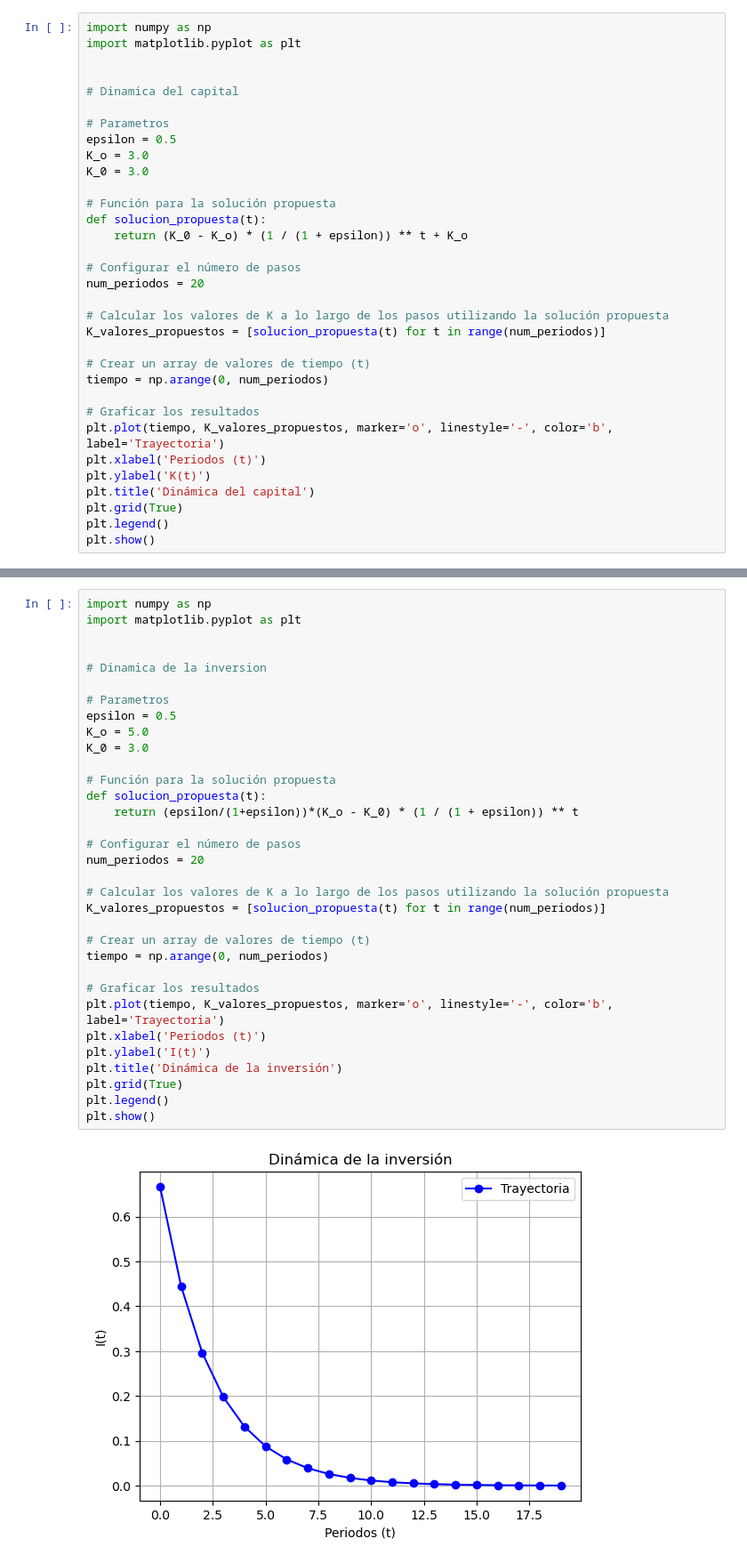
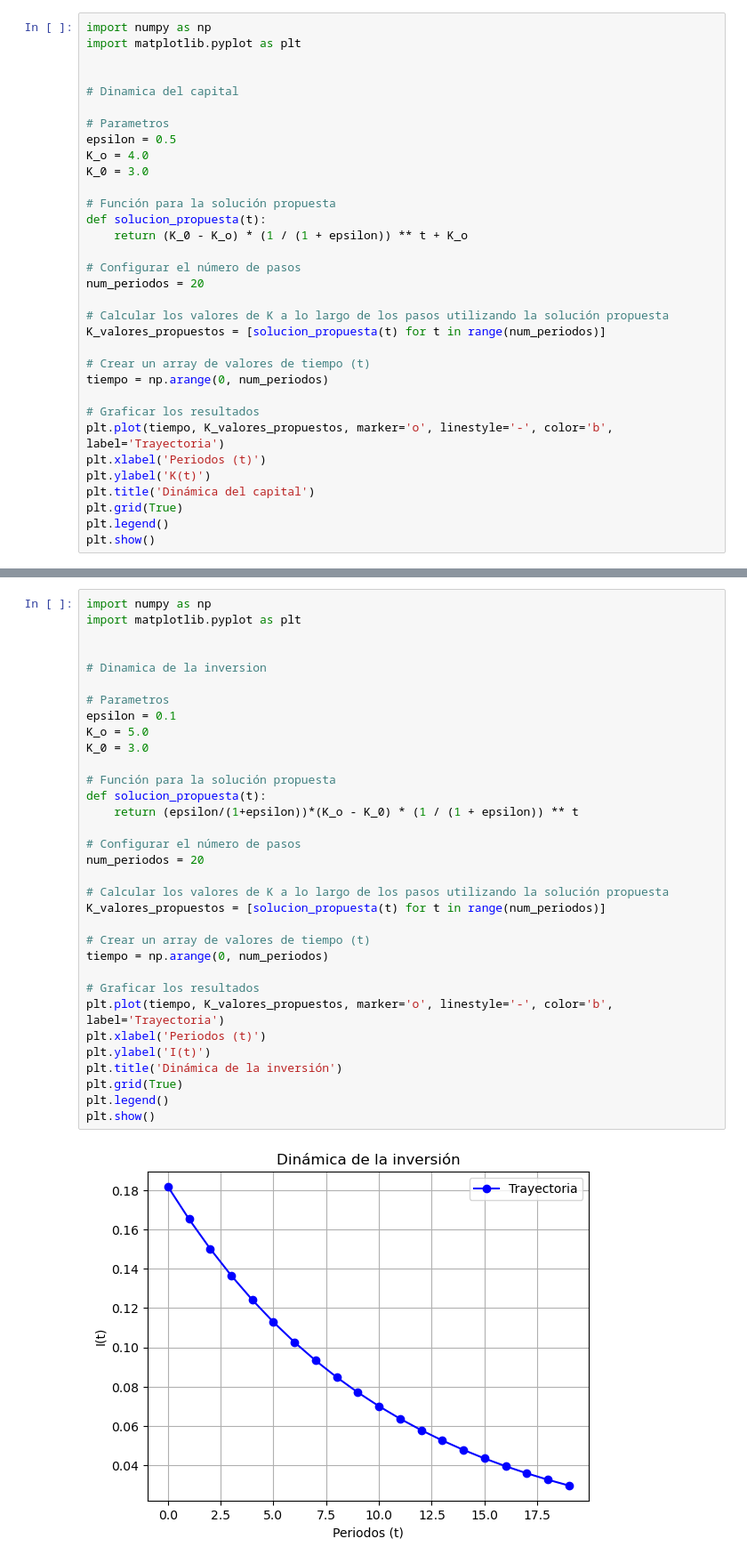
Before and after one commit to raviro2000/Din-mica-de-la-inversi-n-y-el-capital, a Jupyter notebook: Dinámica del capital y la inversión.ipynb, the cells around one changed output, grey strips where cells are left out. Shown at 89% size. Cells and saved outputs as stored; diff of their text form.

```diff
--- a/Dinámica del capital y la inversión.ipynb
+++ b/Dinámica del capital y la inversión.ipynb
@@ -7,7 +7,7 @@ import matplotlib.pyplot as plt
 
 # Parametros
 epsilon = 0.5
-K_o = 3.0
+K_o = 4.0
 K_0 = 3.0
 
 # Función para la solución propuesta
@@ -39,32 +39,32 @@ import matplotlib.pyplot as plt
 
 
 # Dinamica de la inversion
 
 # Parametros
-epsilon = 0.5
+epsilon = 0.1
 K_o = 5.0
 K_0 = 3.0
 
 # Función para la solución propuesta
 def solucion_propuesta(t):
     return (epsilon/(1+epsilon))*(K_o - K_0) * (1 / (1 + epsilon)) ** t
 
 # Configurar el número de pasos
 num_periodos = 20
 
 # Calcular los valores de K a lo largo de los pasos utilizando la solución propuesta
 K_valores_propuestos = [solucion_propuesta(t) for t in range(num_periodos)]
 
 # Crear un array de valores de tiempo (t)
 tiempo = np.arange(0, num_periodos)
 
 # Graficar los resultados
 plt.plot(tiempo, K_valores_propuestos, marker='o', linestyle='-', color='b', label='Trayectoria')
 plt.xlabel('Periodos (t)')
 plt.ylabel('I(t)')
 plt.title('Dinámica de la inversión')
 plt.grid(True)
 plt.legend()
 plt.show()
 # %% [output]
-[figure, old version]
+[figure, new version]
```
Also changed, not shown: parts of 1 cell of this notebook.
